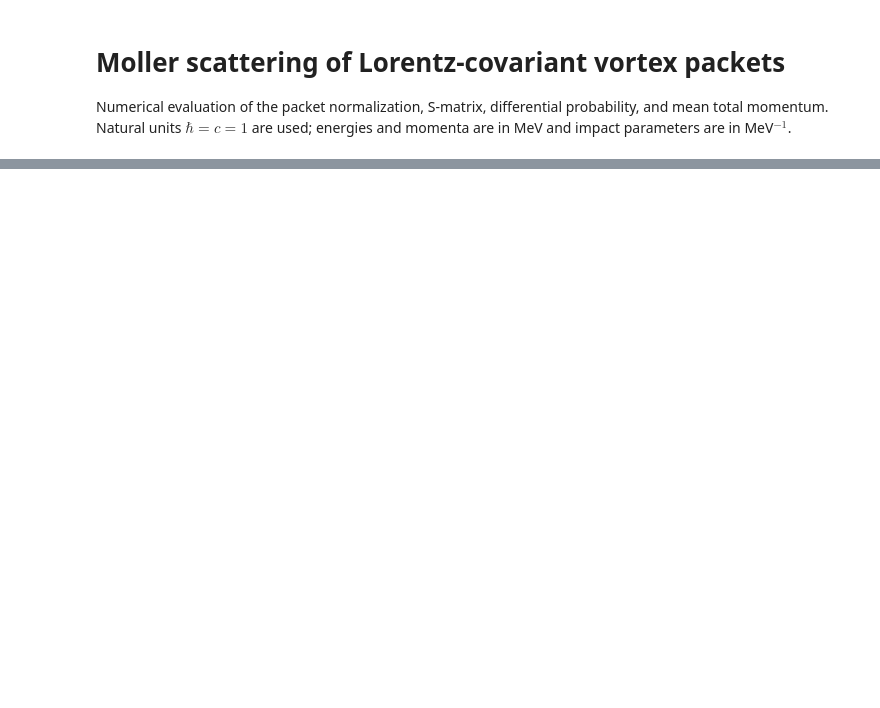
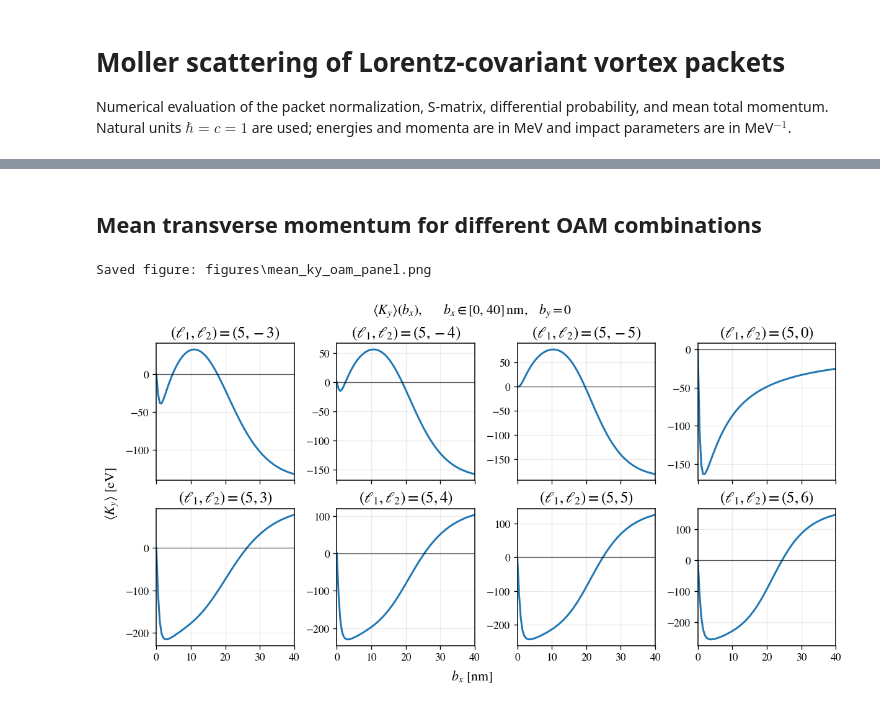
Before and after one commit to Anton-Murtazin/moller_vortex, a Jupyter notebook: moller_vortex.ipynb, the cells around one changed output, grey strips where cells are left out. Saved outputs shown, nothing was run; the diff lists cells and outputs as text; code cells hidden in the pictures; blank space fills up the shorter version.

```diff
--- a/moller_vortex.ipynb
+++ b/moller_vortex.ipynb
@@ -219,0 +544,70 @@ print(f"<Kx, Ky, Kz> = {mean_total_k} MeV")
+# %% [markdown]
+## Mean transverse momentum for different OAM combinations
+# %%
+mean_ky_oam_panel_ev = []
+oam_impact_progress = tqdm(
+    total=len(ell_pairs) * len(b_values_nm),
+    desc="OAM impact panel",
+    unit="point",
+    disable=not SHOW_PROGRESS,
+)
+
+for panel_ell1, panel_ell2 in ell_pairs:
+    panel_packet1 = rebuild_packet(packet1, ell=panel_ell1)
+    panel_packet2 = rebuild_packet(packet2, ell=panel_ell2)
+
+    if panel_packet1 is packet1 and panel_packet2 is packet2:
+        panel_mean_ky_ev = mean_ky_vs_b_ev.copy()
+        oam_impact_progress.update(len(b_values_nm))
+    else:
+        panel_mean_ky_ev = np.empty_like(b_values_nm)
+        for index, b_nm in enumerate(b_values_nm):
+            impact_at_b = np.array((b_nm / mv.HBARC_MEV_NM, 0.0))
+            panel_mean_ky_ev[index] = (
+                mv.mean_total_momentum(
+                    panel_packet1,
+                    panel_packet2,
+                    probability_grid,
+                    impact=impact_at_b,
+                )[1]
+                * MEV_TO_EV
+            )
+            oam_impact_progress.update()
+
+    mean_ky_oam_panel_ev.append(panel_mean_ky_ev)
+
+oam_impact_progress.close()
+mean_ky_oam_panel_ev = np.asarray(mean_ky_oam_panel_ev)
+
+fig, axes = plt.subplots(
+    2,
+    4,
+    figsize=(10.0, 5.2),
+    sharex=True,
+    constrained_layout=True,
+)
+visible_axes = axes.ravel()[:len(ell_pairs)]
+
+for ax, (panel_ell1, panel_ell2), panel_mean_ky_ev in zip(
+    visible_axes, ell_pairs, mean_ky_oam_panel_ev
+):
+    ax.plot(b_values_nm, panel_mean_ky_ev, linewidth=1.8)
+    ax.axhline(0.0, color="black", linewidth=0.8, alpha=0.6)
+    ax.set_title(rf"$(\ell_1,\ell_2)=({panel_ell1:d},{panel_ell2:d})$")
+    ax.set_xlim(b_range_nm)
+    ax.grid(alpha=0.25)
+
+for unused_ax in axes.ravel()[len(ell_pairs):]:
+    unused_ax.set_visible(False)
+
+fig.supxlabel(r"$b_x$ [nm]")
+fig.supylabel(r"$\langle K_y \rangle$ [eV]")
+fig.suptitle(
+    rf"$\langle K_y \rangle(b_x),\qquad "
+    rf"b_x\in[{b_range_nm[0]:g},\,{b_range_nm[1]:g}]\,\mathrm{{nm}},"
+    rf"\quad b_y=0$"
+)
+save_figure(fig, "mean_ky_oam_panel.png", tight_layout=False)
+# %% [output]
+Saved figure: figures\mean_ky_oam_panel.png
+[figure, added]
```
Also changed, not shown: parts of 25 cells of this notebook, 15 other files.
